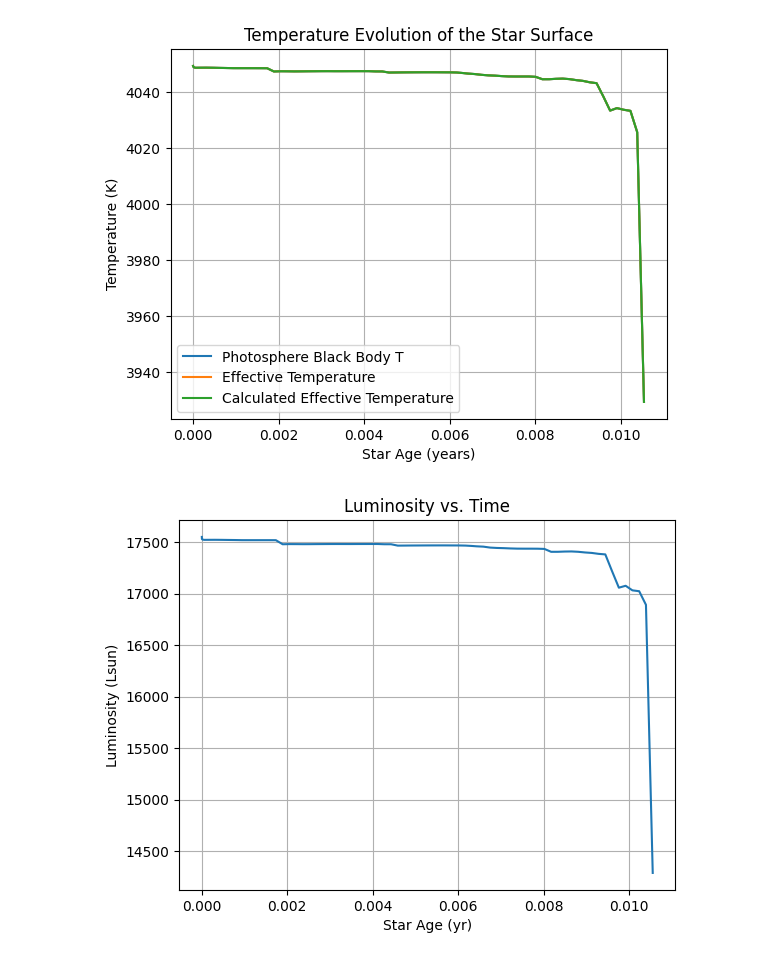
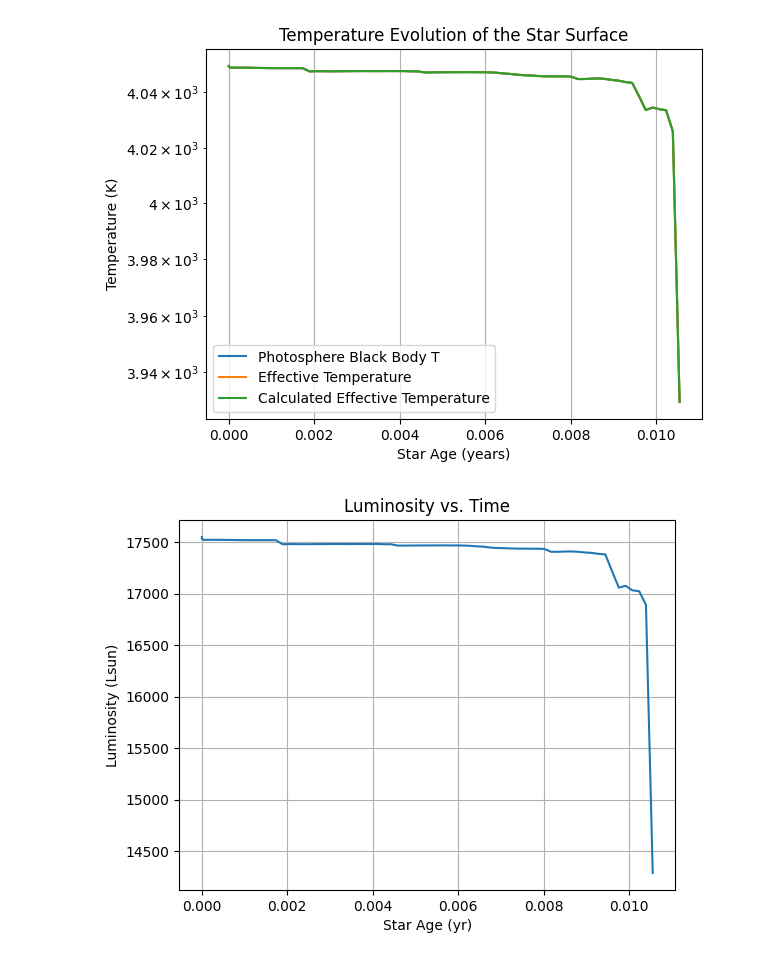
Before and after one commit to abhavishwakarma2/CE_GW, a Jupyter notebook: post_processing.ipynb, the cells around one changed output. Drawn from its saved outputs; the diff is of its cells as text; code cells hidden in the pictures.

```diff
--- a/post_processing.ipynb
+++ b/post_processing.ipynb
@@ -6,8 +10,8 @@ from scipy.interpolate import interp1d
 # %%
 # log = mr.MesaLogDir('c:/Users/abhav/test/profiles_4')
 # h5 = mr.MesaData('c:/Users/abhav/test/history_5.data')
-profile1 = mr.MesaData('c:/Users/abhav/test/profile1.data')
-profileorig = mr.MesaData('c:/Users/abhav/Documents/UIUC_Graduate/RESEARCH/profile17.data')
+# profile1 = mr.MesaData('c:/Users/abhav/test/profile1.data')
+# profileorig = mr.MesaData('c:/Users/abhav/Documents/UIUC_Graduate/RESEARCH/profile17.data')
 # h6 = mr.MesaData('c:/Users/abhav/test/history_6.data')
-# h1 = mr.MesaData('c:/Users/abhav/Documents/UIUC_Graduate/RESEARCH/history.data')
+h1 = mr.MesaData('c:/Users/abhav/Documents/UIUC_Graduate/RESEARCH/CE_GW/Temp_cluster_scp/history_3.data')
 # %%
@@ -23,20 +39,19 @@ plt.close()
 # %%
-stephan_boltzmann = 5.670374419e-5  # erg cm^-2 s^-1 K^-4
-Lsun = 3.828e33  # erg/s
-Rsun = 6.957e10  # cm
 
 plt.plot(h1.star_age, h1.photosphere_black_body_T, label='Photosphere Black Body T')
 plt.plot(h1.star_age, 10**h1.log_Teff, label='Effective Temperature')
 plt.plot(h1.star_age, (Lsun*10**h1.log_L / (4 * np.pi * (Rsun*10**h1.log_R)**2 * stephan_boltzmann))**0.25, label='Calculated Effective Temperature')
 plt.xlabel('Star Age (years)')
 plt.ylabel('Temperature (K)')
 plt.title('Temperature Evolution of the Star Surface')
+# plt.xscale('log')
+plt.yscale('log')
 plt.legend()
 plt.grid()
 plt.show()
 plt.close()
 # %% [output]
-[figure, old version]
+[figure, new version]
 # %%
 plt.plot(h1.star_age, 10**h1.log_L, label='Luminosity')
 # plt.plot(h1.star_age, h1.aorb/Rsun)
```
Also changed, not shown: parts of 3 cells of this notebook, 2 other files.
